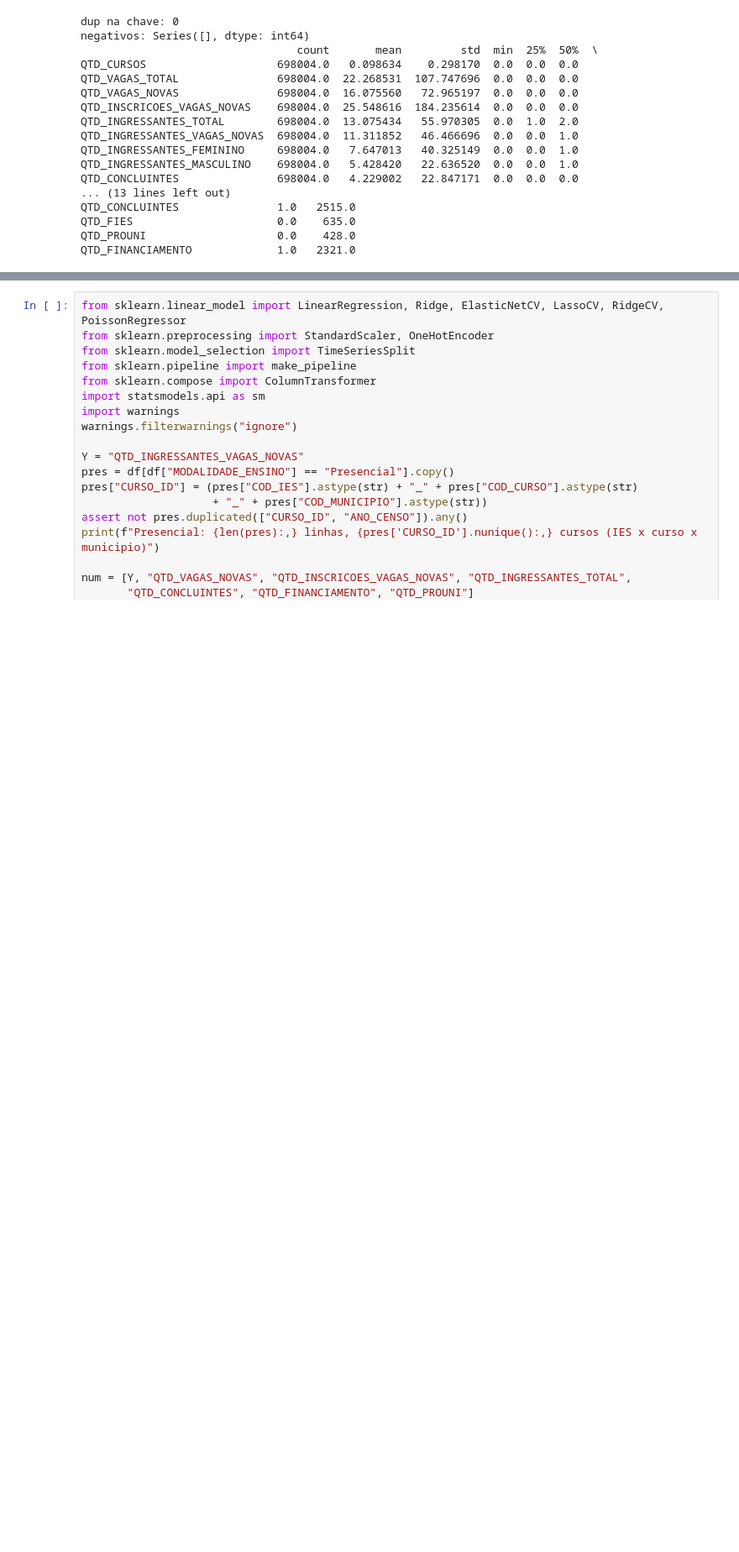
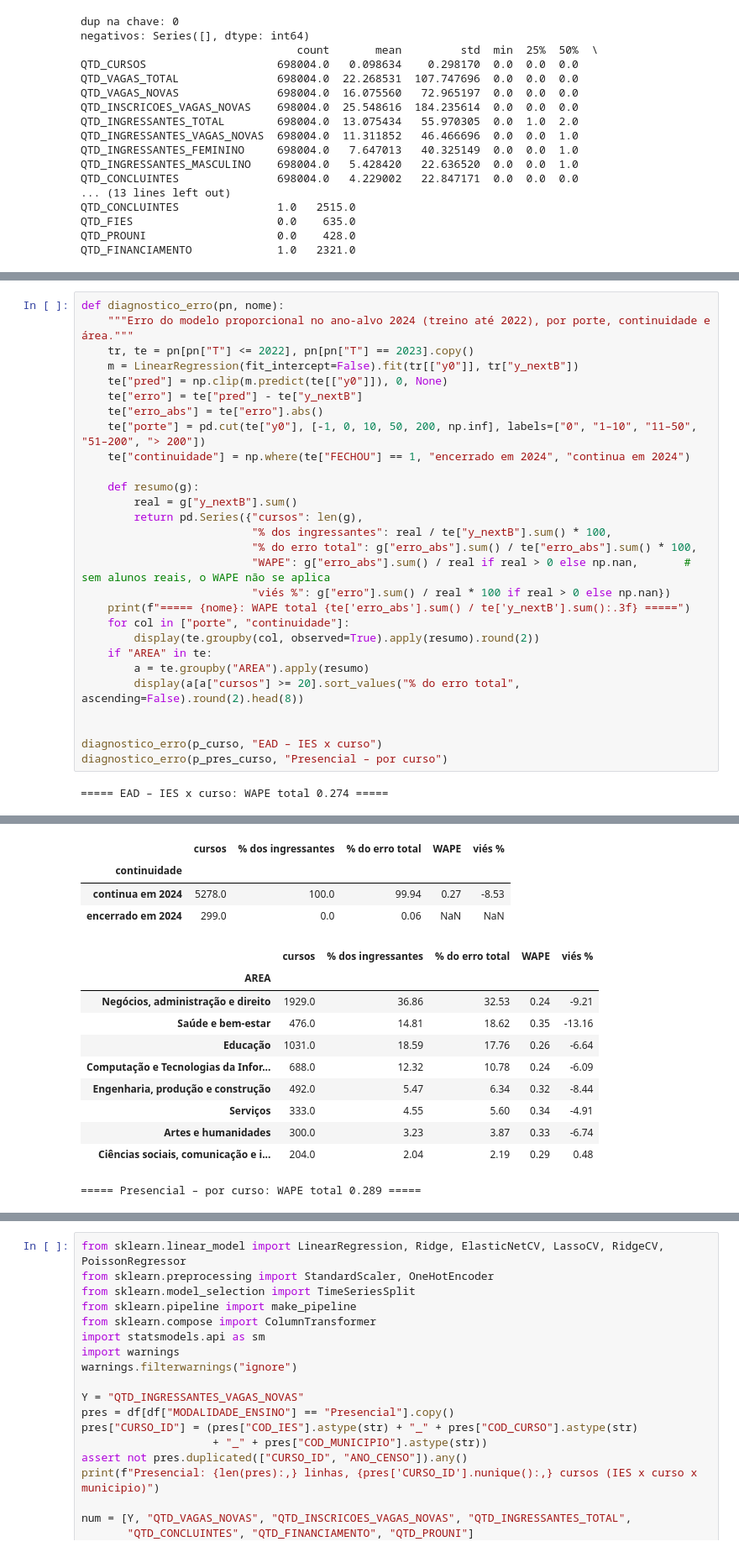
Before and after one commit to janeduardo19/regressao_linear_impacta, a Jupyter notebook: regression.ipynb, the cells around one changed output, grey strips where cells are left out. Shown at 84% size. Drawn from its saved outputs; the diff is of its cells as text; blank space fills up the shorter version.

```diff
--- a/regression.ipynb
+++ b/regression.ipynb
@@ -214,0 +428,30 @@ QTD_FINANCIAMENTO             1.0   2321.0
+# %%
+def diagnostico_erro(pn, nome):
+    """Erro do modelo proporcional no ano-alvo 2024 (treino até 2022), por porte, continuidade e área."""
+    tr, te = pn[pn["T"] <= 2022], pn[pn["T"] == 2023].copy()
+    m = LinearRegression(fit_intercept=False).fit(tr[["y0"]], tr["y_nextB"])
+    te["pred"] = np.clip(m.predict(te[["y0"]]), 0, None)
+    te["erro"] = te["pred"] - te["y_nextB"]
+    te["erro_abs"] = te["erro"].abs()
+    te["porte"] = pd.cut(te["y0"], [-1, 0, 10, 50, 200, np.inf], labels=["0", "1–10", "11–50", "51–200", "> 200"])
+    te["continuidade"] = np.where(te["FECHOU"] == 1, "encerrado em 2024", "continua em 2024")
+
+    def resumo(g):
+        real = g["y_nextB"].sum()
+        return pd.Series({"cursos": len(g),
+                          "% dos ingressantes": real / te["y_nextB"].sum() * 100,
+                          "% do erro total": g["erro_abs"].sum() / te["erro_abs"].sum() * 100,
+                          "WAPE": g["erro_abs"].sum() / real if real > 0 else np.nan,       # sem alunos reais, o WAPE não se aplica
+                          "viés %": g["erro"].sum() / real * 100 if real > 0 else np.nan})
+    print(f"===== {nome}: WAPE total {te['erro_abs'].sum() / te['y_nextB'].sum():.3f} =====")
+    for col in ["porte", "continuidade"]:
+        display(te.groupby(col, observed=True).apply(resumo).round(2))
+    if "AREA" in te:
+        a = te.groupby("AREA").apply(resumo)
+        display(a[a["cursos"] >= 20].sort_values("% do erro total", ascending=False).round(2).head(8))
+
+
+diagnostico_erro(p_curso, "EAD – IES x curso")
+diagnostico_erro(p_pres_curso, "Presencial – por curso")
+# %% [output]
+===== EAD – IES x curso: WAPE total 0.274 =====
@@ -214,0 +465,15 @@ QTD_FINANCIAMENTO             1.0   2321.0
+|  | cursos | % dos ingressantes | % do erro total | WAPE | viés % |
+| continuidade |  |  |  |  |  |
+| continua em 2024 | 5278.0 | 100.0 | 99.94 | 0.27 | -8.53 |
+| encerrado em 2024 | 299.0 | 0.0 | 0.06 | NaN | NaN |
+|  | cursos | % dos ingressantes | % do erro total | WAPE | viés % |
+| AREA |  |  |  |  |  |
+| Negócios, administração e direito | 1929.0 | 36.86 | 32.53 | 0.24 | -9.21 |
+| Saúde e bem-estar | 476.0 | 14.81 | 18.62 | 0.35 | -13.16 |
+| Educação | 1031.0 | 18.59 | 17.76 | 0.26 | -6.64 |
+| Computação e Tecnologias da Infor... | 688.0 | 12.32 | 10.78 | 0.24 | -6.09 |
+| Engenharia, produção e construção | 492.0 | 5.47 | 6.34 | 0.32 | -8.44 |
+| Serviços | 333.0 | 4.55 | 5.60 | 0.34 | -4.91 |
+| Artes e humanidades | 300.0 | 3.23 | 3.87 | 0.33 | -6.74 |
+| Ciências sociais, comunicação e i... | 204.0 | 2.04 | 2.19 | 0.29 | 0.48 |
+===== Presencial – por curso: WAPE total 0.289 =====
```
Also changed, not shown: parts of 62 cells of this notebook, 1 other file.
